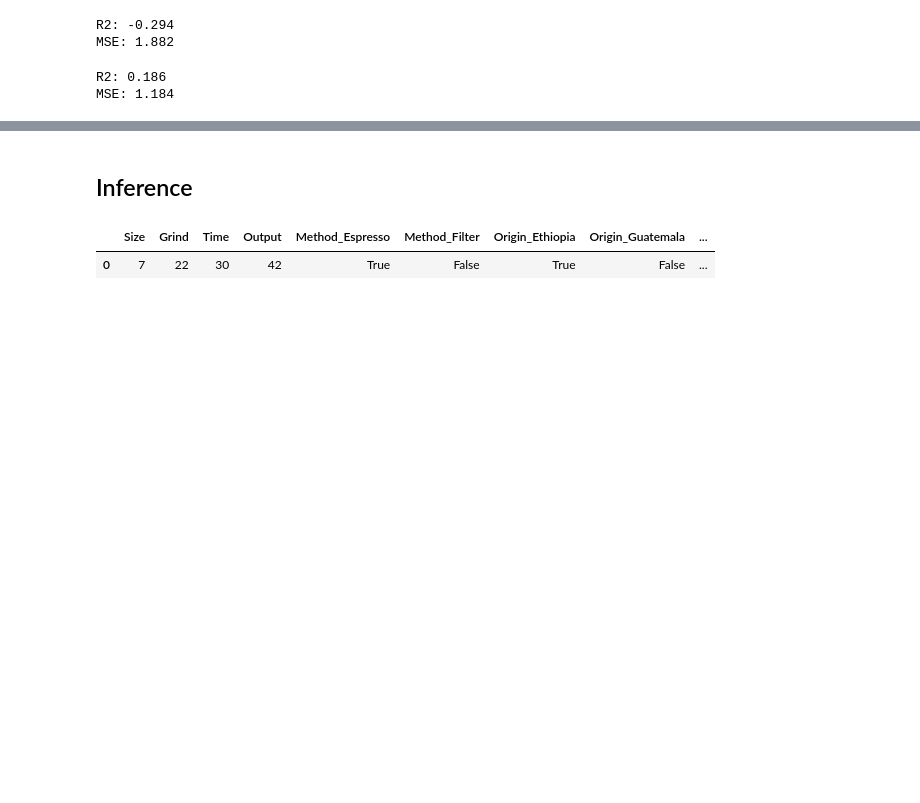
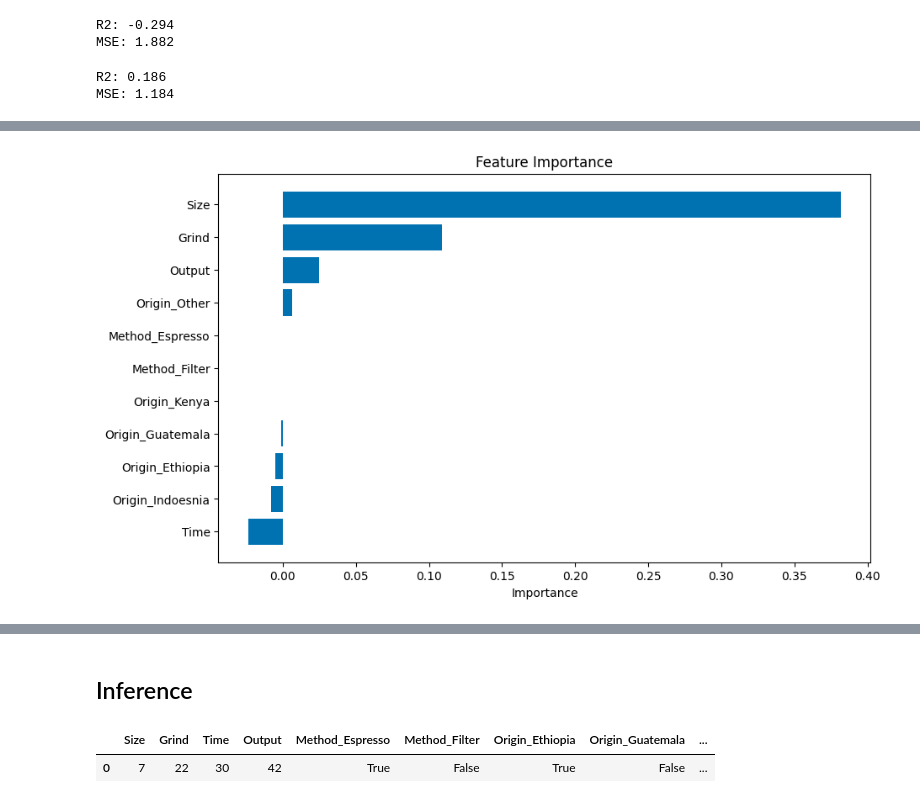
Before and after one commit to moscmh/coffee, a Jupyter notebook: coffee.ipynb, the cells around one changed output, grey strips where cells are left out. Saved outputs shown, nothing was run; the diff lists cells and outputs as text; code cells hidden in the pictures; blank space fills up the shorter version.

```diff
--- a/coffee.ipynb
+++ b/coffee.ipynb
@@ -250,0 +303,13 @@ MSE: 1.184
+# %%
+results = permutation_importance(gb_best, X_test, y_test, n_repeats=10, random_state=42, n_jobs=-1)
+
+importance_df = pd.DataFrame({'feature': gb_best.feature_names_in_, 'importance': results.importances_mean}).sort_values('importance', ascending=False)
+
+plt.figure(figsize=(10, 6))
+plt.barh(importance_df['feature'], importance_df['importance'])
+plt.xlabel('Importance')
+plt.title('Feature Importance')
+plt.gca().invert_yaxis()
+plt.show()
+# %% [output]
+[figure, added]
```
Also changed, not shown: parts of 12 cells of this notebook.
